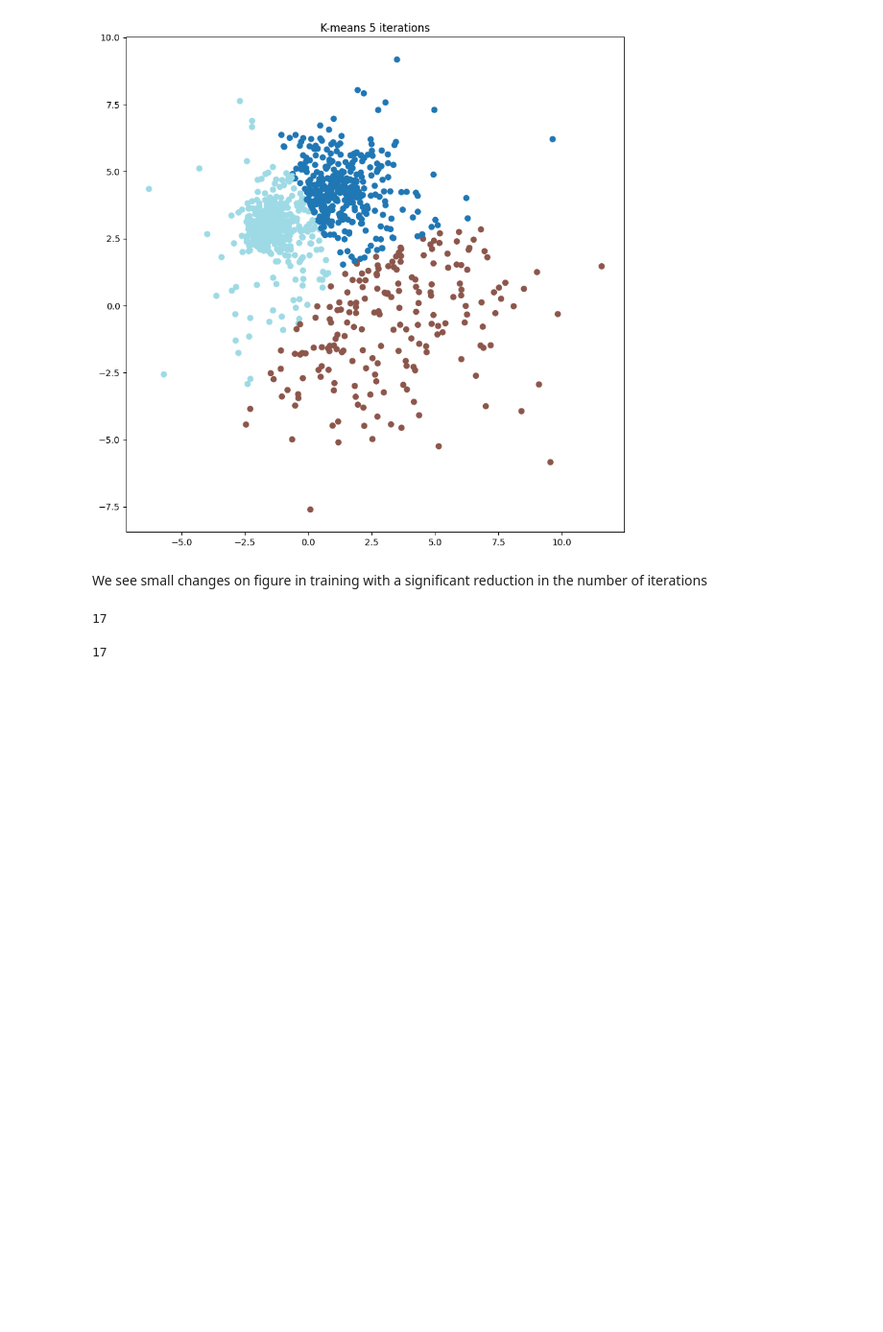
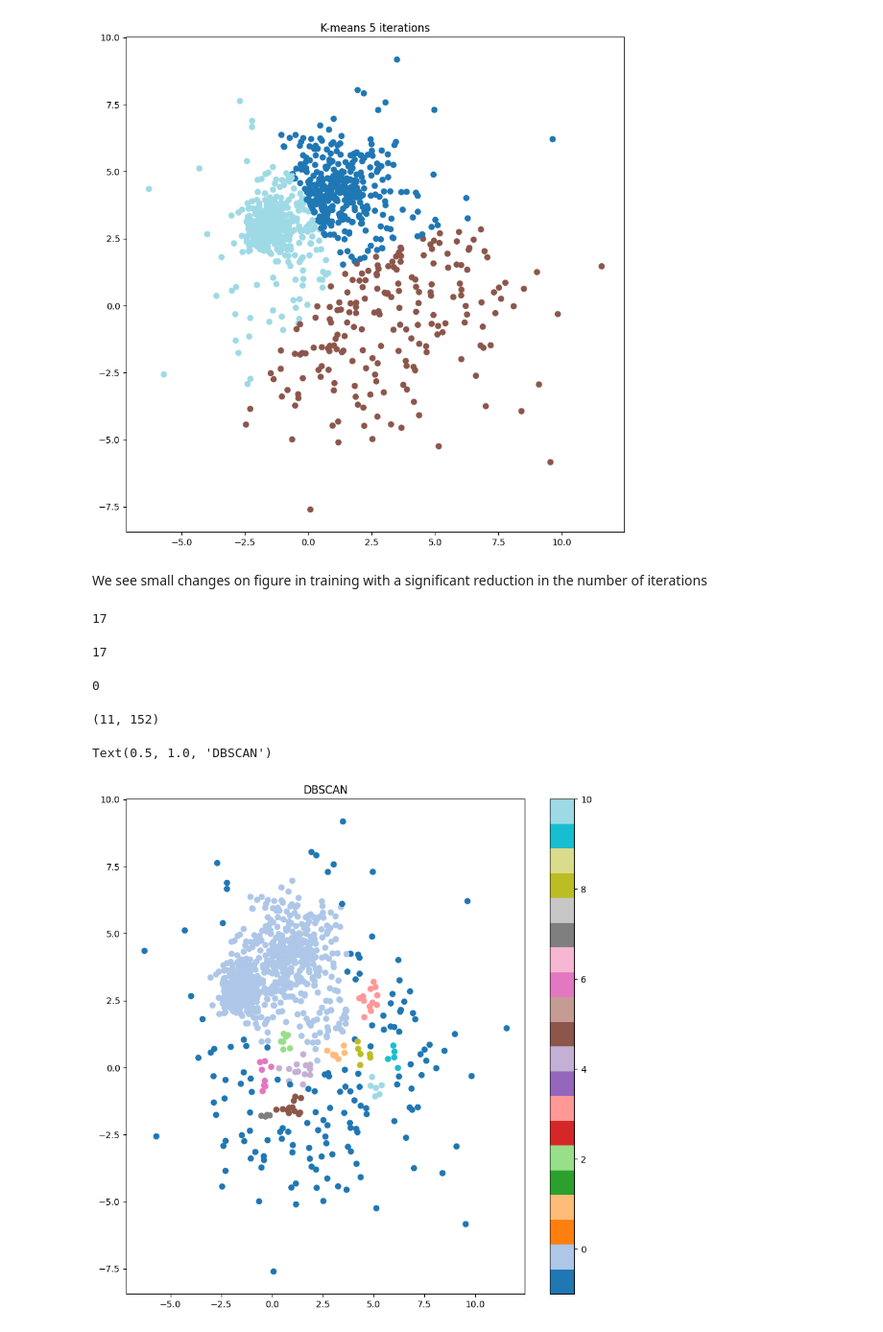
Before and after one commit to SergeyHSE/UnsupervisedLearning.github.io, a Jupyter notebook: UnsupervisedLearning.ipynb, the cells around one changed output. Shown at 96% size. Drawn from its saved outputs; the diff is of its cells as text; code cells hidden in the pictures; blank space fills up the shorter version.

```diff
--- a/UnsupervisedLearning.ipynb
+++ b/UnsupervisedLearning.ipynb
@@ -207,3 +207,32 @@ mismathes = np.count_nonzero(array_nonequal1)
 mismathes
 # %% [output]
 17
+# %%
+#Cluster noisy_blobs objects using HDDSCAN
+#Calculate the resulting number of clusters
+#Calculate objects classified as noise
+
+from sklearn.cluster import DBSCAN
+
+dbscan = DBSCAN(eps=0.5)
+dbscan_fit = dbscan.fit(X)
+dbscan_pred = dbscan.fit_predict(X)
+dbscan_pred[1]
+# %% [output]
+0
+# %%
+labels = dbscan_fit.labels_
+n_clusters_ = len(set(labels)) - (1 if -1 in labels else 0)
+n_noise_ = list(labels).count(-1)
+
+n_clusters_, n_noise_
+# %% [output]
+(11, 152)
+# %%
+plt.figure(figsize=(10, 10), dpi=100)
+sct = plt.scatter(X[:, 0], X[:, 1], c=dbscan_pred, cmap='tab20')
+plt.colorbar(sct)
+plt.title('DBSCAN')
+# %% [output]
+Text(0.5, 1.0, 'DBSCAN')
+[figure, added]
```
